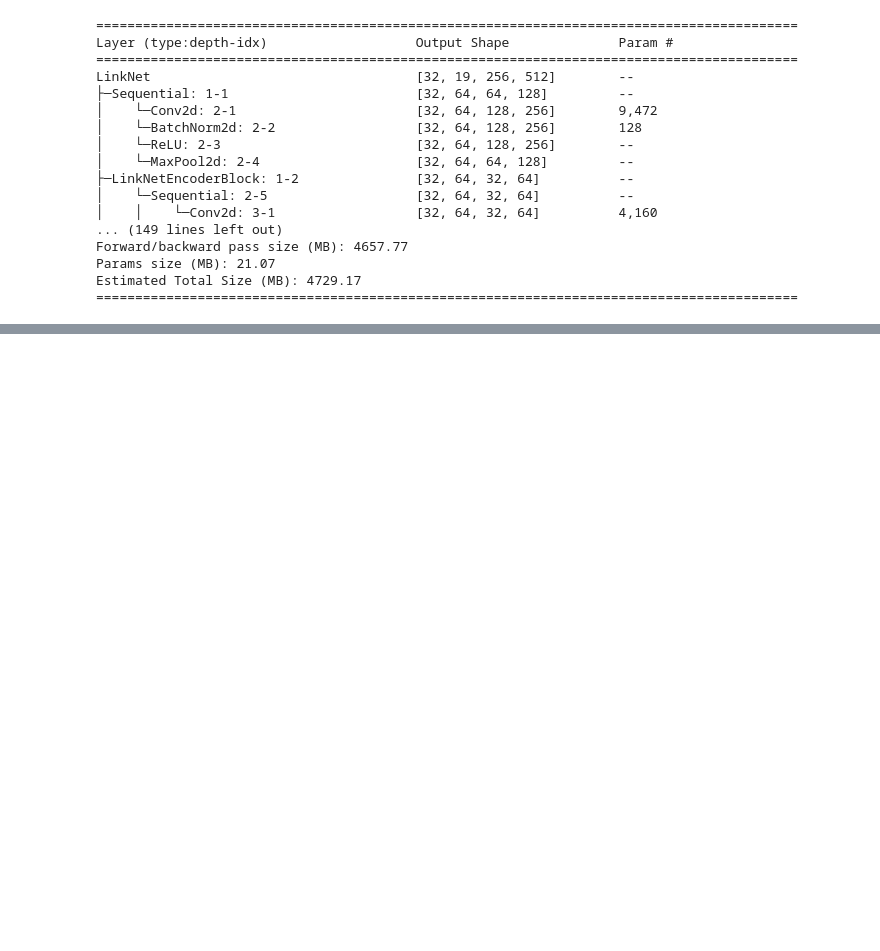
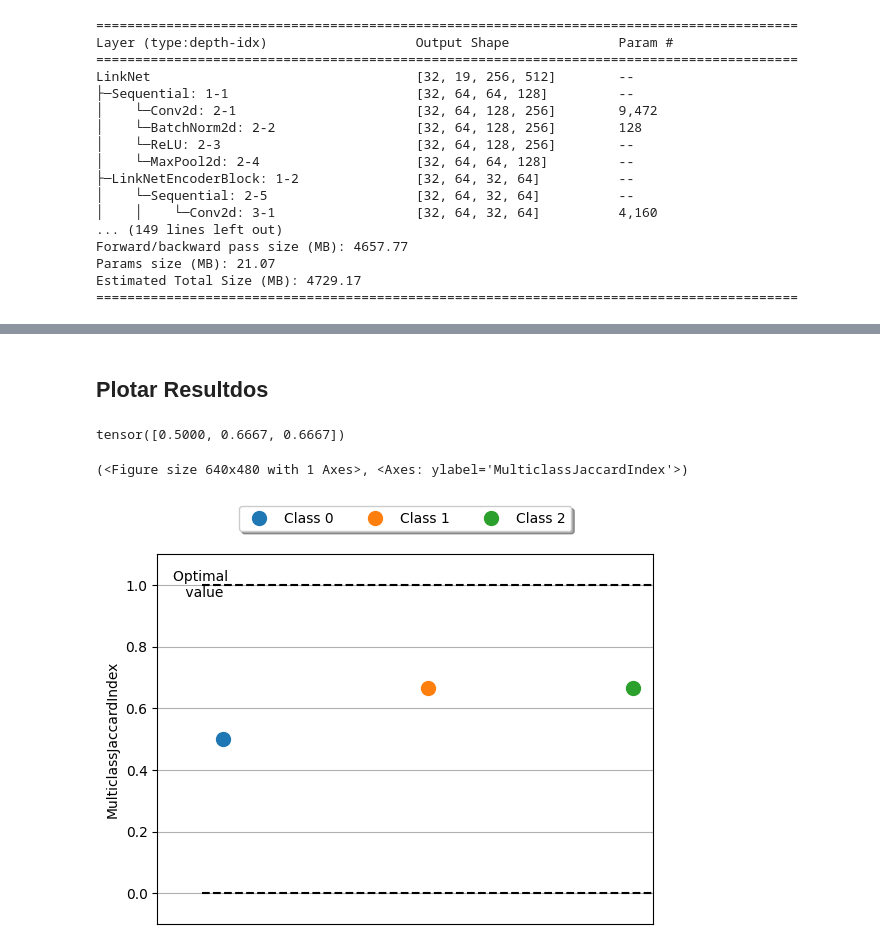
Before and after one commit to JoseFSilveira/linknet-studynotes, a Jupyter notebook: main.ipynb, the cells around one changed output, grey strips where cells are left out. Saved outputs shown, nothing was run; the diff lists cells and outputs as text; code cells hidden in the pictures; blank space fills up the shorter version.

```diff
--- a/main.ipynb
+++ b/main.ipynb
@@ -195,0 +236,2 @@ test_input.shape, test_output.shape
+# %% [markdown]
+## Plotar Resultdos
@@ -195,0 +240,18 @@ test_input.shape, test_output.shape
+# %%
+target = torch.tensor([[1, 0, 1, 2],
+                       [2, 1, 0, 2],
+                       [1, 1, 0, 2],
+                       [0, 1, 2, 2]])
+preds = torch.tensor([[0, 0, 1, 2],
+                      [0, 1, 0, 2],
+                      [1, 0, 0, 2],
+                      [0, 1, 0, 2]])
+metric = MulticlassJaccardIndex(num_classes=3, average='none')
+metric(preds, target)
+# %% [output]
+tensor([0.5000, 0.6667, 0.6667])
+# %%
+metric.plot()
+# %% [output]
+(<Figure size 640x480 with 1 Axes>, <Axes: ylabel='MulticlassJaccardIndex'>)
+[figure, added]
```
Also changed, not shown: parts of 10 cells of this notebook, 5 other files.
